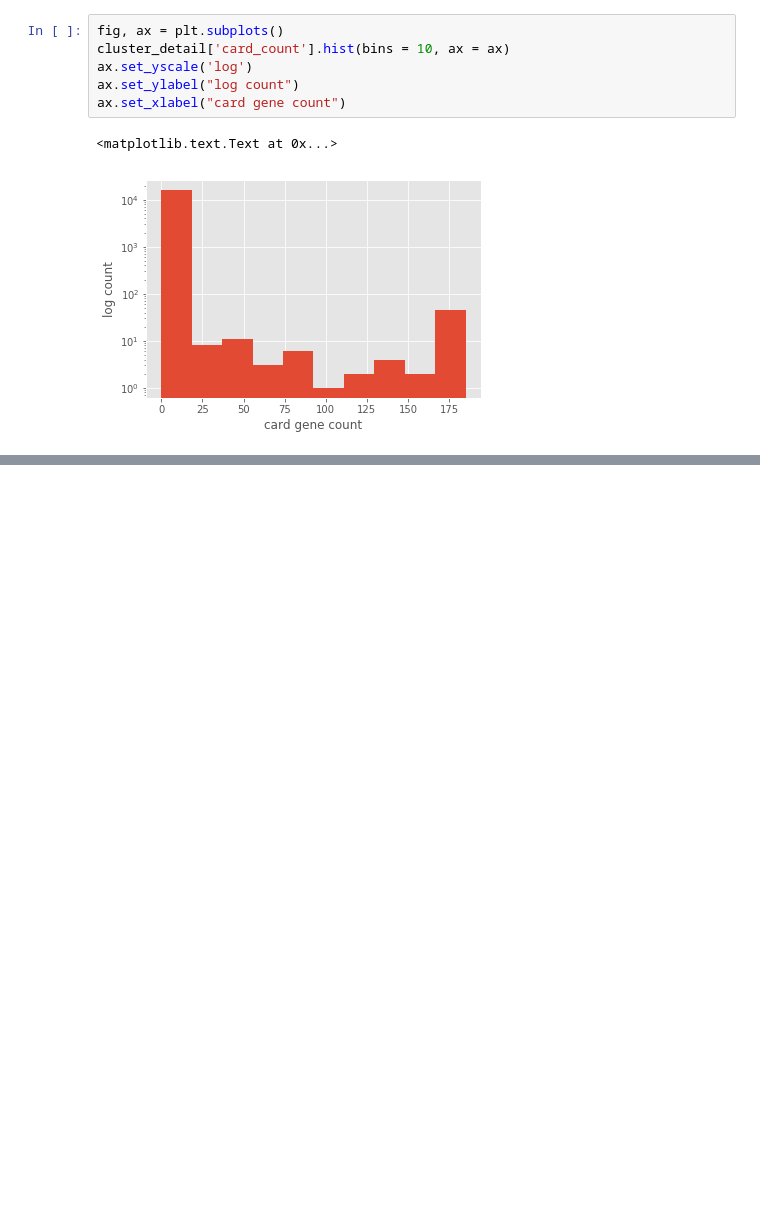
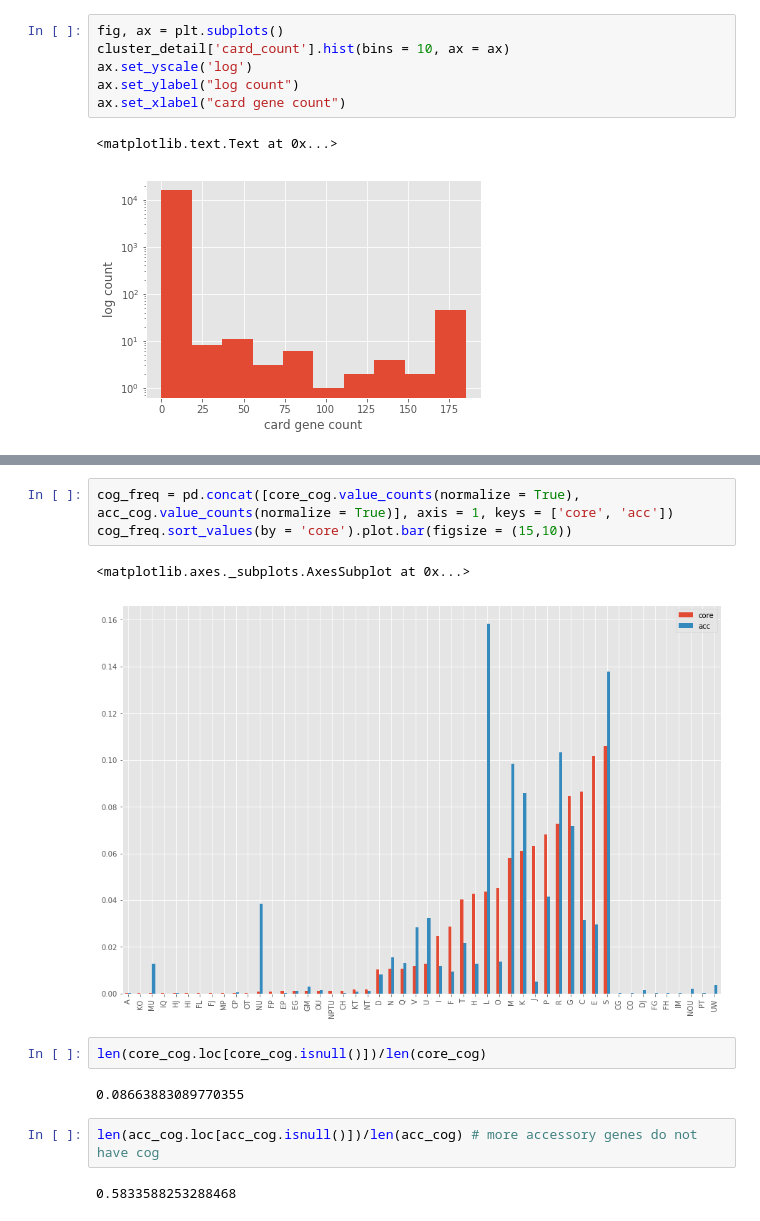
Before and after one commit to algaebrown/pangenomeExp, a Jupyter notebook: exp2_cdhit/20171010just_pangenome.ipynb, the cells around one changed output, grey strips where cells are left out. Drawn from its saved outputs; the diff is of its cells as text; blank space fills up the shorter version.

```diff
--- a/exp2_cdhit/20171010just_pangenome.ipynb
+++ b/exp2_cdhit/20171010just_pangenome.ipynb
@@ -183,0 +127,14 @@ ct
+# %%
+cog_freq = pd.concat([core_cog.value_counts(normalize = True), acc_cog.value_counts(normalize = True)], axis = 1, keys = ['core', 'acc'])
+cog_freq.sort_values(by = 'core').plot.bar(figsize = (15,10))
+# %% [output]
+<matplotlib.axes._subplots.AxesSubplot at 0x...>
+[figure, added]
+# %%
+len(core_cog.loc[core_cog.isnull()])/len(core_cog)
+# %% [output]
+0.08663883089770355
+# %%
+len(acc_cog.loc[acc_cog.isnull()])/len(acc_cog) # more accessory genes do not have cog
+# %% [output]
+0.5833588253288468
```
Also changed, not shown: parts of 23 cells of this notebook, 1 other file.
